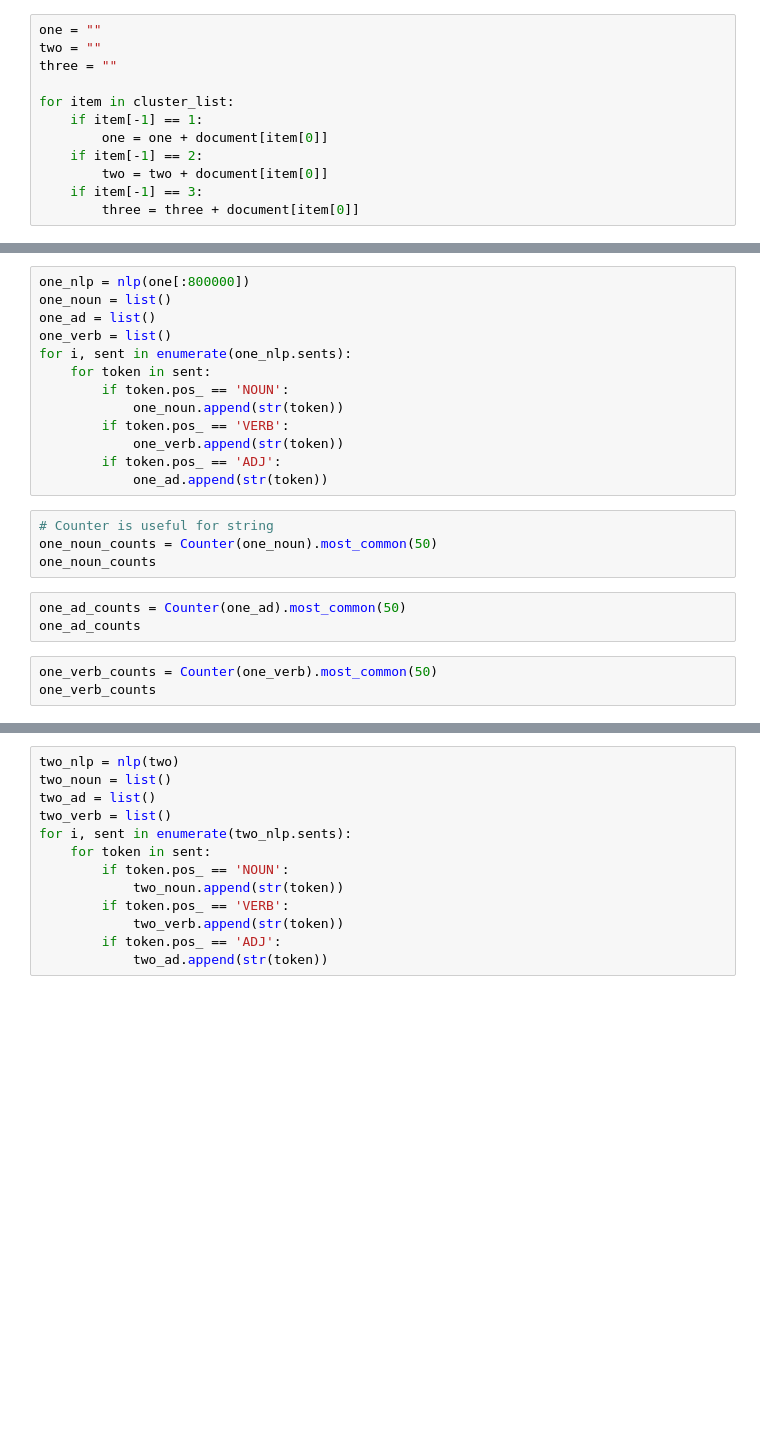
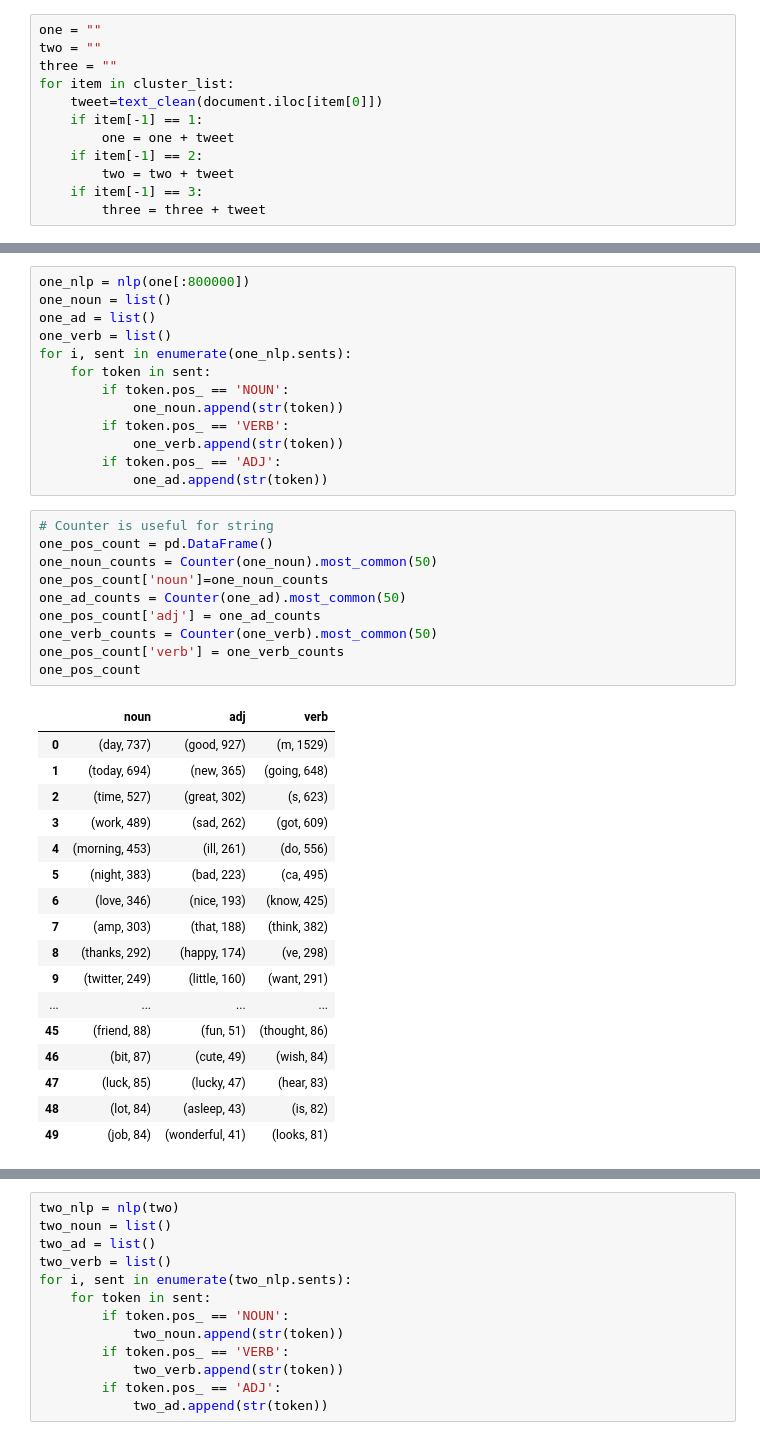
Before and after one commit to JaneYum/MachineLearning_Project, a Jupyter notebook: final.ipynb, the cells around one changed output, grey strips where cells are left out. Drawn from its saved outputs; the diff is of its cells as text; blank space fills up the shorter version.

```diff
--- a/final.ipynb
+++ b/final.ipynb
@@ -157,14 +170,14 @@ for cluster in fcluster:
 one = ""
 two = ""
 three = ""
-
 for item in cluster_list:
+    tweet=text_clean(document.iloc[item[0]])
     if item[-1] == 1:
-        one = one + document[item[0]]
+        one = one + tweet
     if item[-1] == 2:
-        two = two + document[item[0]]
+        two = two + tweet
     if item[-1] == 3:
-        three = three + document[item[0]]
+        three = three + tweet
 # %%
 for cluster in [one,two,three]:
     wordcloud = WordCloud().generate(cluster)
@@ -192,14 +227,32 @@ for i, sent in enumerate(one_nlp.sents):
             one_ad.append(str(token))
 # %%
 # Counter is useful for string
+one_pos_count = pd.DataFrame()
 one_noun_counts = Counter(one_noun).most_common(50)
-one_noun_counts
+one_pos_count['noun']=one_noun_counts
+one_ad_counts = Counter(one_ad).most_common(50)
+one_pos_count['adj'] = one_ad_counts
+one_verb_counts = Counter(one_verb).most_common(50)
+one_pos_count['verb'] = one_verb_counts
+one_pos_count
+# %% [output]
+|  | noun | adj | verb |
+| 0 | (day, 737) | (good, 927) | (m, 1529) |
+| 1 | (today, 694) | (new, 365) | (going, 648) |
+| 2 | (time, 527) | (great, 302) | (s, 623) |
+| 3 | (work, 489) | (sad, 262) | (got, 609) |
+| 4 | (morning, 453) | (ill, 261) | (do, 556) |
+| 5 | (night, 383) | (bad, 223) | (ca, 495) |
+| 6 | (love, 346) | (nice, 193) | (know, 425) |
+| 7 | (amp, 303) | (that, 188) | (think, 382) |
+| 8 | (thanks, 292) | (happy, 174) | (ve, 298) |
+| 9 | (twitter, 249) | (little, 160) | (want, 291) |
+| ... | ... | ... | ... |
+| 45 | (friend, 88) | (fun, 51) | (thought, 86) |
+| 46 | (bit, 87) | (cute, 49) | (wish, 84) |
+| 47 | (luck, 85) | (lucky, 47) | (hear, 83) |
+| 48 | (lot, 84) | (asleep, 43) | (is, 82) |
+| 49 | (job, 84) | (wonderful, 41) | (looks, 81) |
-# %%
-one_ad_counts = Counter(one_ad).most_common(50)
-one_ad_counts
-# %%
-one_verb_counts = Counter(one_verb).most_common(50)
-one_verb_counts
 # %%
 # two pos tag
 two_counts = Counter(two.split()).most_common(100)
```
Also changed, not shown: parts of 65 cells of this notebook, 1 other file.
